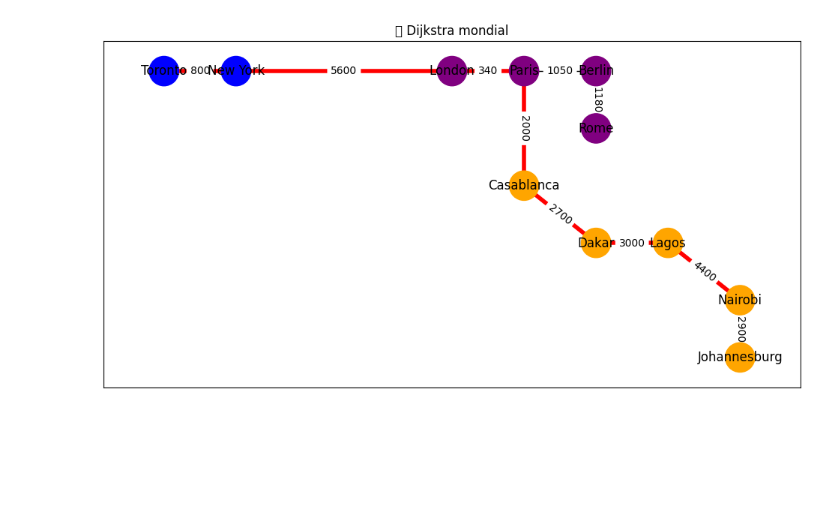
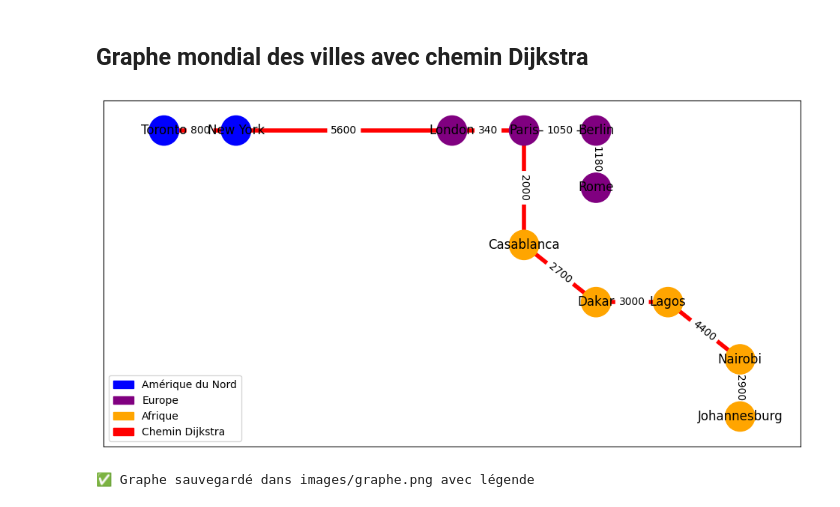
Before and after one commit to CollegeBoreal/INF1093-201-26H-05, a Jupyter notebook: 8.Dijkstra/300155187/RAPPORT.ipynb, the cells around one changed output. Saved outputs shown, nothing was run; the diff lists cells and outputs as text; code cells hidden in the pictures; blank space fills up the shorter version.

```diff
--- a/8.Dijkstra/300155187/RAPPORT.ipynb
+++ b/8.Dijkstra/300155187/RAPPORT.ipynb
@@ -1,11 +1,23 @@
+# %% [markdown]
+## Graphe mondial des villes avec chemin Dijkstra
 # %%
+# ==============================================
+# Projet TP Dijkstra – Graphe mondial
+# Étudiant : Maimouna Diallo
+# ID : 300155187
+# Date : 23/03/2026
+# ==============================================
+
 import networkx as nx
 import matplotlib.pyplot as plt
+import matplotlib.patches as mpatches
 import os
 
-# créer dossier images
-os.makedirs("images", exist_ok=True)
+# --- Création du dossier images si inexistant ---
+if not os.path.exists("images"):
+    os.makedirs("images")
 
+# --- Graphe ---
 G = nx.Graph()
 
 edges = [
@@ -20,45 +32,58 @@ edges = [
     ('Lagos','Nairobi',4400),
     ('Nairobi','Johannesburg',2900),
 ]
 
 for u, v, w in edges:
     G.add_edge(u, v, weight=w)
 
+# Positions des villes
 pos = {
     'Toronto':(-5,2),'New York':(-4,2),
     'London':(-1,2),'Paris':(0,2),'Berlin':(1,2),'Rome':(1,1),
-    'Casablanca':(0,0),'Dakar':(1,-1),'Lagos':(2,-1),
-    'Nairobi':(3,-2),'Johannesburg':(3,-3),
+    'Casablanca':(0,0),'Dakar':(1,-1),'Lagos':(2,-1),'Nairobi':(3,-2),'Johannesburg':(3,-3),
 }
 
+# Couleurs par continent
 colors = {
-    'Toronto':'blue','New York':'blue',
-    'London':'purple','Paris':'purple','Berlin':'purple','Rome':'purple',
-    'Casablanca':'orange','Dakar':'orange','Lagos':'orange','Nairobi':'orange','Johannesburg':'orange'
+    'Toronto':'blue','New York':'blue',       # Amérique du Nord
+    'London':'purple','Paris':'purple','Berlin':'purple','Rome':'purple',  # Europe
+    'Casablanca':'orange','Dakar':'orange','Lagos':'orange','Nairobi':'orange','Johannesburg':'orange'  # Afrique
 }
-
 node_colors = [colors[n] for n in G.nodes()]
 
+# --- Dijkstra ---
 path = nx.shortest_path(G, 'Toronto', 'Johannesburg', weight='weight')
 
 plt.figure(figsize=(12,6))
 
+# Noeuds colorés
 nx.draw_networkx_nodes(G, pos, node_color=node_colors, node_size=800)
+
+# Arêtes normales
 nx.draw_networkx_edges(G, pos)
+
+# Labels des villes
 nx.draw_networkx_labels(G, pos)
 
-# chemin en rouge
-nx.draw_networkx_edges(
-    G, pos,
-    edgelist=list(zip(path, path[1:])),
-    width=4,
-    edge_color='red'
-)
+# Chemin Dijkstra en rouge
+nx.draw_networkx_edges(G, pos, edgelist=list(zip(path, path[1:])), width=4, edge_color='red')
 
+# Labels des distances
 nx.draw_networkx_edge_labels(G, pos, edge_labels=nx.get_edge_attributes(G,'weight'))
 
-plt.title("🌍 Dijkstra mondial")
+# --- Légende ---
+patch_north = mpatches.Patch(color='blue', label='Amérique du Nord')
+patch_europe = mpatches.Patch(color='purple', label='Europe')
+patch_africa = mpatches.Patch(color='orange', label='Afrique')
+patch_path = mpatches.Patch(color='red', label='Chemin Dijkstra')
+
+plt.legend(handles=[patch_north, patch_europe, patch_africa, patch_path], loc='lower left')
+
+# --- Sauvegarde ---
 plt.savefig("images/graphe.png")
 plt.show()
+
+print("✅ Graphe sauvegardé dans images/graphe.png avec légende")
 # %% [output]
-[figure, old version]
+[figure, new version]
+✅ Graphe sauvegardé dans images/graphe.png avec légende
```
